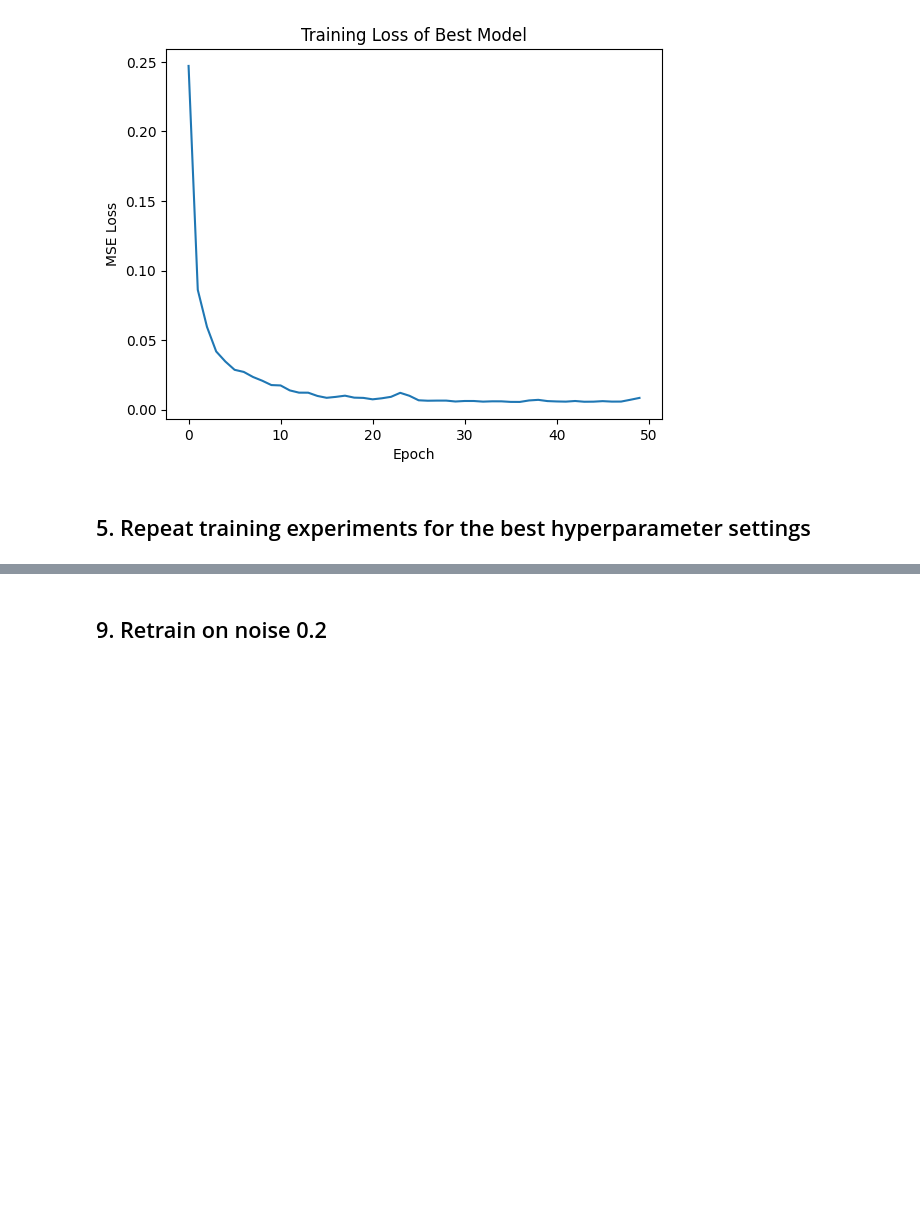
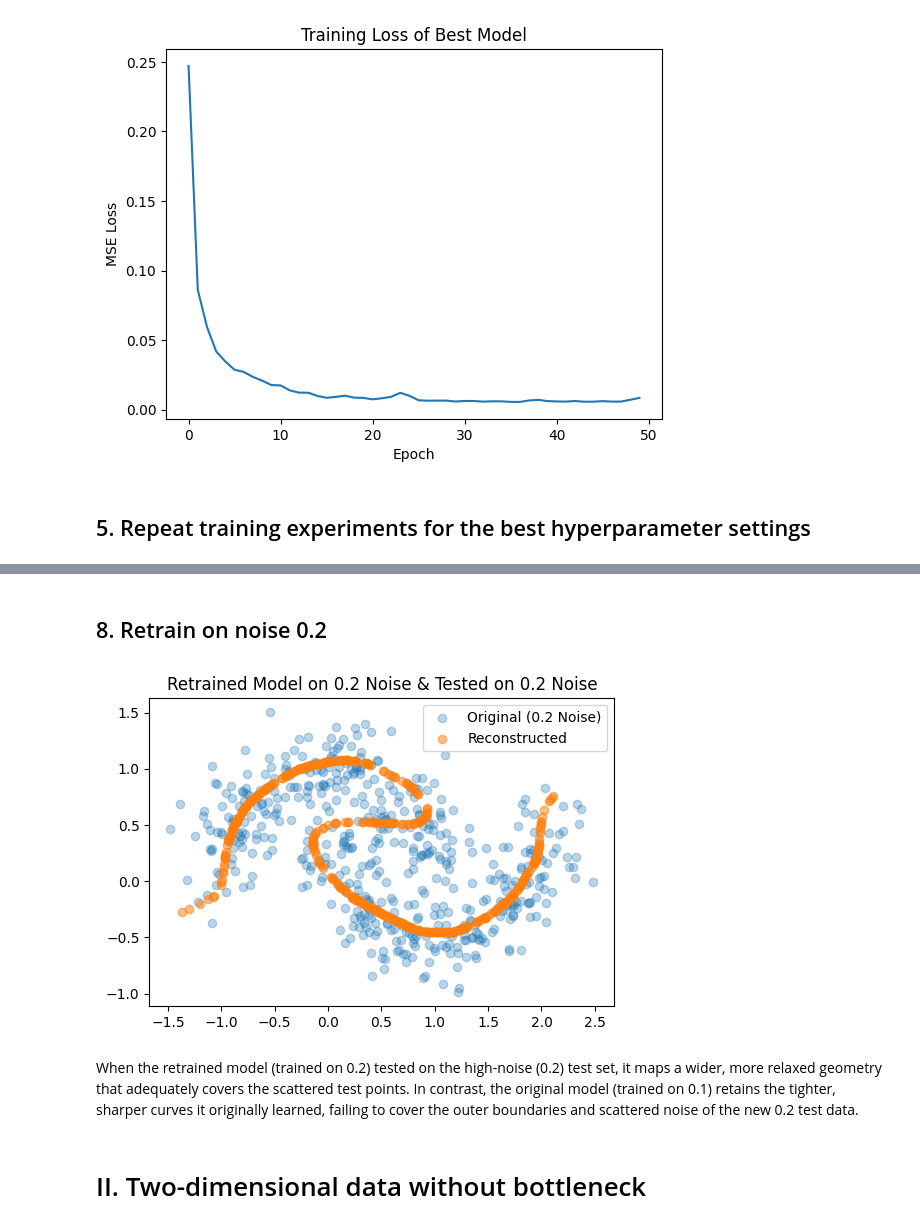
Before and after one commit to binyamolango/GNN, a Jupyter notebook: autoencoders.ipynb, the cells around one changed output, grey strips where cells are left out. Saved outputs shown, nothing was run; the diff lists cells and outputs as text; code cells hidden in the pictures; blank space fills up the shorter version.

Commit message:
Add test for new noise 0.2

```diff
--- a/autoencoders.ipynb
+++ b/autoencoders.ipynb
@@ -303,17 +321,21 @@ plt.show()
 # %% [markdown]
-## 9. Retrain on noise 0.2
+## 8. Retrain on noise 0.2
 # %%
-print("9. Retraining Model on Noise 0.2 Data...")
 model_02 = Autoencoder(hidden_size=best_hs, layers=best_l)
 train_autoencoder(model_02, X_train_02, epochs=50)
 
 with torch.no_grad():
     recon_02_retrained = model_02(torch.FloatTensor(X_test_02)).numpy()
 
-# TODO: Compare the geometry of recon_02_retrained with recon_02_original_model
 plt.figure(figsize=(6, 4))
 plt.scatter(X_test_02[:, 0], X_test_02[:, 1], alpha=0.3, label="Original (0.2 Noise)")
 plt.scatter(recon_02_retrained[:, 0], recon_02_retrained[:, 1], alpha=0.5, label="Reconstructed")
-plt.title("Retrained Model Tested on 0.2 Noise")
+plt.title("Retrained Model (Trained on 0.2) Tested on 0.2 Noise")
 plt.legend()
 plt.show()
+# %% [output]
+[figure, added]
+# %% [markdown]
+When the retrained model (trained on 0.2) tested on the high-noise (0.2) test set, it maps a wider, more relaxed geometry that adequately covers the scattered test points. In contrast, the original model (trained on 0.1) retains the tighter, sharper curves it originally learned, failing to cover the outer boundaries and scattered noise of the new 0.2 test data.
+# %% [markdown]
+# II. Two-dimensional data without bottleneck
```
Also changed, not shown: parts of 10 cells of this notebook.
